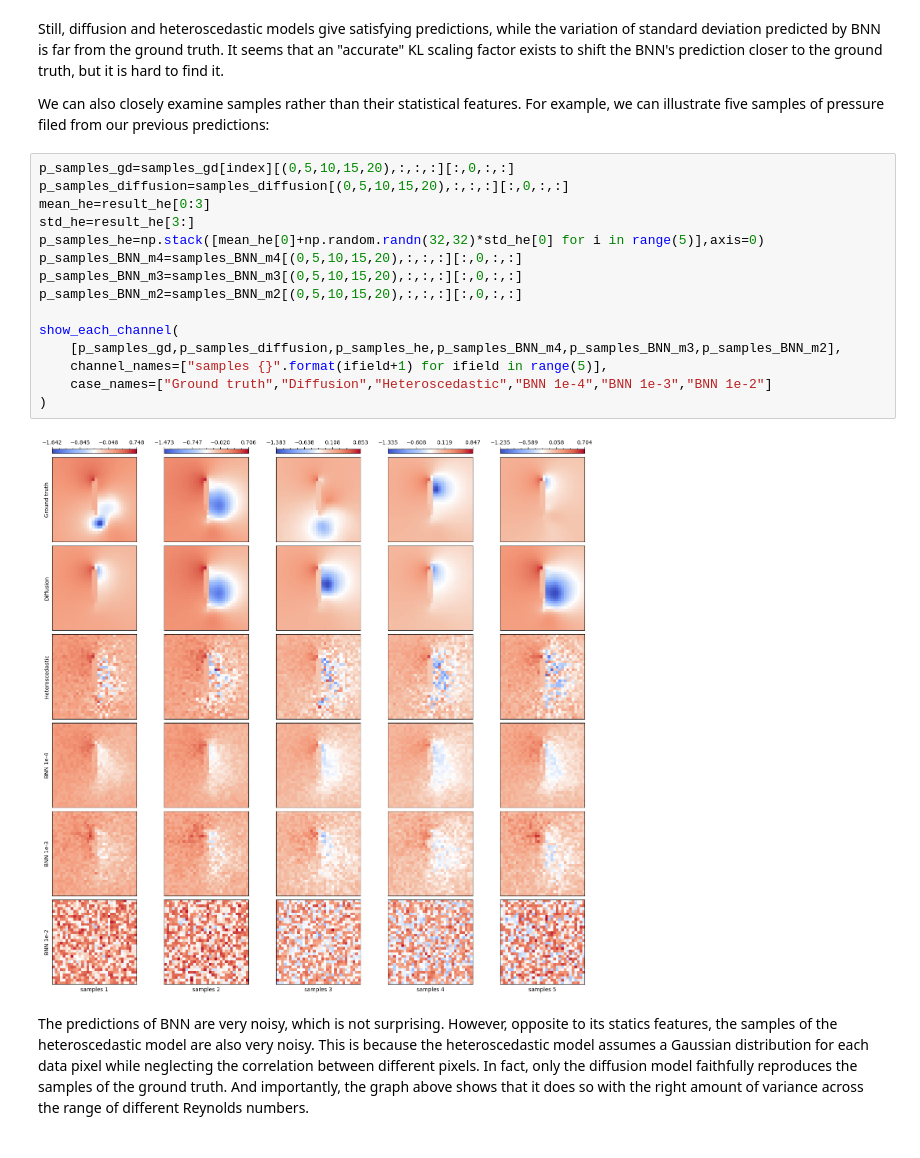
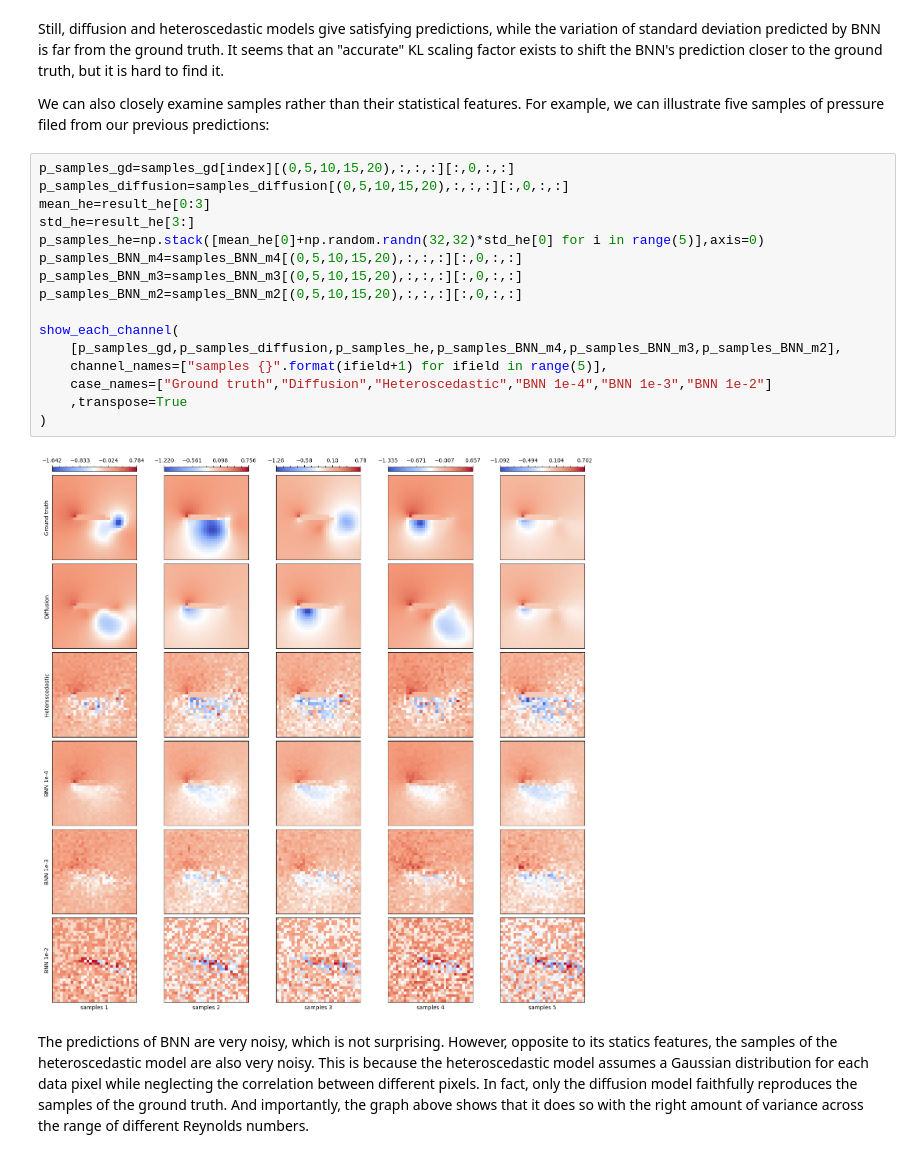
Before and after one commit to tum-pbs/Diffusion-based-Flow-Prediction, a Jupyter notebook: sample.ipynb, the cells around one changed output. Drawn from its saved outputs; the diff is of its cells as text.

```diff
--- a/sample.ipynb
+++ b/sample.ipynb
@@ -207,19 +206,20 @@ We can also closely examine samples rather than their statistical features. For
 # %%
 p_samples_gd=samples_gd[index][(0,5,10,15,20),:,:,:][:,0,:,:]
 p_samples_diffusion=samples_diffusion[(0,5,10,15,20),:,:,:][:,0,:,:]
 mean_he=result_he[0:3]
 std_he=result_he[3:]
 p_samples_he=np.stack([mean_he[0]+np.random.randn(32,32)*std_he[0] for i in range(5)],axis=0)
 p_samples_BNN_m4=samples_BNN_m4[(0,5,10,15,20),:,:,:][:,0,:,:]
 p_samples_BNN_m3=samples_BNN_m3[(0,5,10,15,20),:,:,:][:,0,:,:]
 p_samples_BNN_m2=samples_BNN_m2[(0,5,10,15,20),:,:,:][:,0,:,:]
 
 show_each_channel(
     [p_samples_gd,p_samples_diffusion,p_samples_he,p_samples_BNN_m4,p_samples_BNN_m3,p_samples_BNN_m2],
     channel_names=["samples {}".format(ifield+1) for ifield in range(5)],
     case_names=["Ground truth","Diffusion","Heteroscedastic","BNN 1e-4","BNN 1e-3","BNN 1e-2"]
+    ,transpose=True
 )
 # %% [output]
-[figure, old version]
+[figure, new version]
 # %% [markdown]
 The predictions of BNN are very noisy, which is not surprising. However, opposite to its statics features, the samples of the heteroscedastic model are also very noisy. This is because the heteroscedastic model assumes a Gaussian distribution for each data pixel while neglecting the correlation between different pixels. In fact, only the diffusion model faithfully reproduces the samples of the ground truth. And importantly, the graph above shows that it does so with the right amount of variance across the range of different Reynolds numbers.
```
Also changed, not shown: parts of 2 cells of this notebook, 2 other files.
